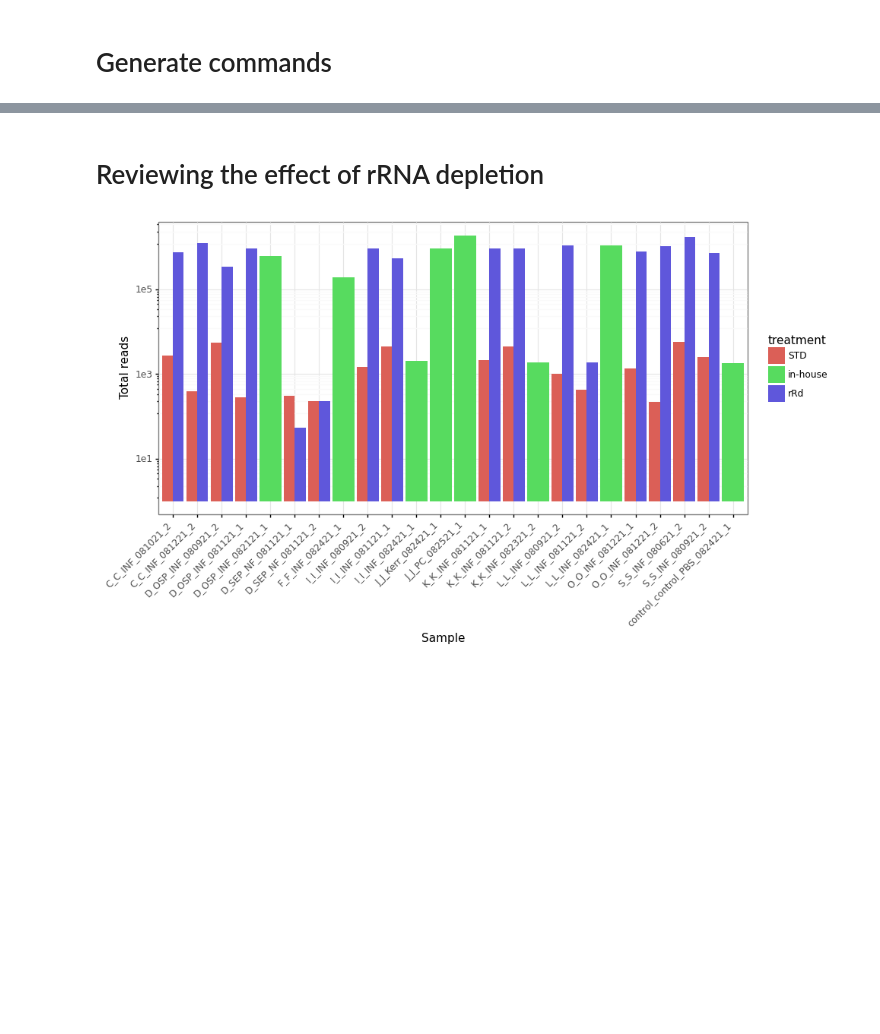
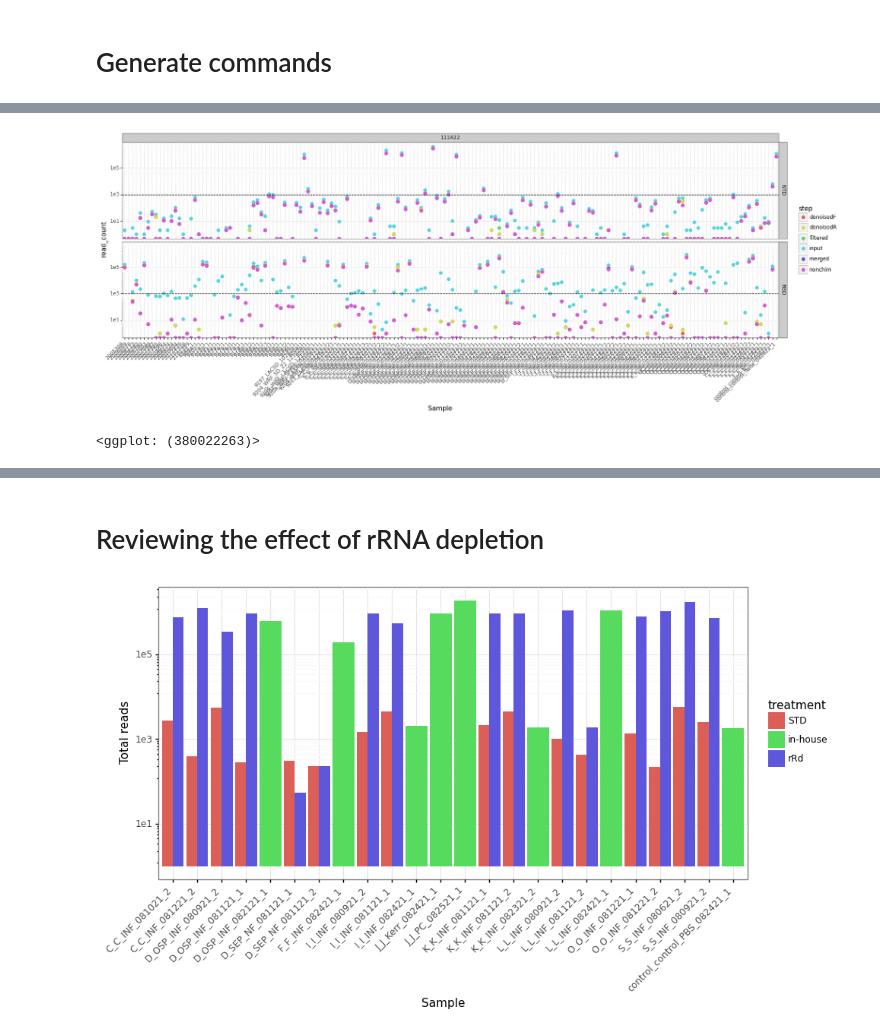
Before and after one commit to rosekantor/wbe_sarscov2_sequencing, a Jupyter notebook: pipeline_sgene.ipynb, the cells around one changed output, grey strips where cells are left out. Saved outputs shown, nothing was run; the diff lists cells and outputs as text; code cells hidden in the pictures; blank space fills up the shorter version.

```diff
--- a/pipeline_sgene.ipynb
+++ b/pipeline_sgene.ipynb
@@ -185,0 +581,14 @@ f.close()
+# %%
+archive = read_tracking_melt[read_tracking_melt.batch=='111422'].copy()
+
+(ggplot(archive, aes(x='Sample', y='read_count', color='step'))+
+geom_point(size=2.5)+
+geom_hline(yintercept=1e3, linetype='dashed')+
+facet_grid('amplicon~batch', scales='free_x')+
+scale_y_log10()+
+theme_bw()+
+theme(axis_text_x=element_text(angle=45, hjust=1),
+     figure_size=(20,6)))
+# %% [output]
+[figure, added]
+<ggplot: (380022263)>
```
Also changed, not shown: parts of 75 cells of this notebook, 3 other files.
